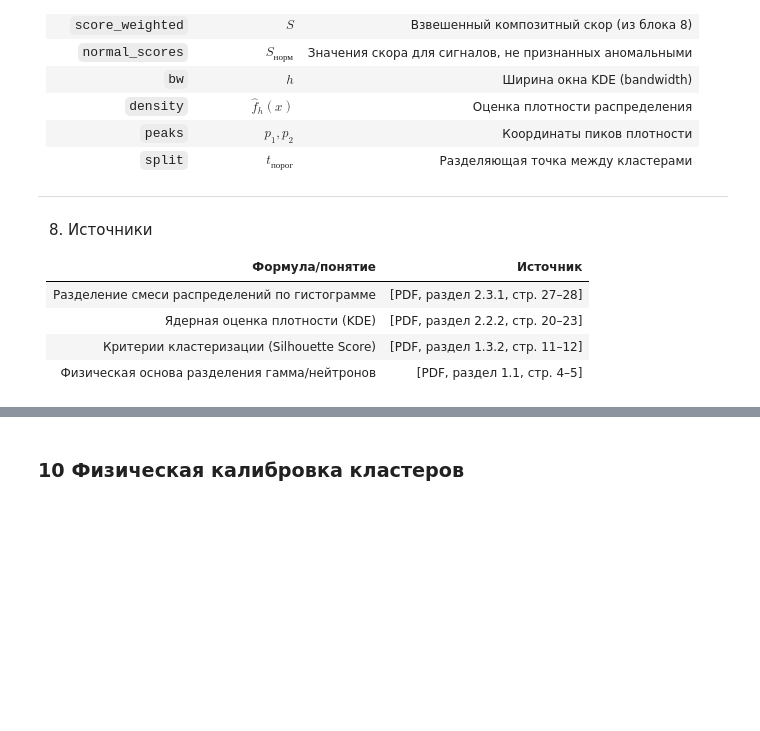
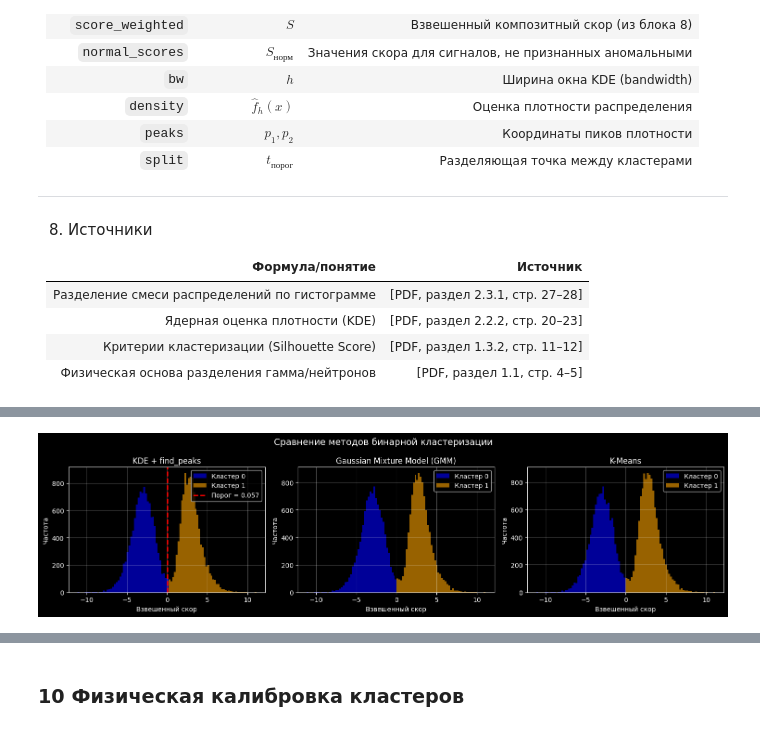
Before and after one commit to Skycode001/scintillation-signal-clustering, a Jupyter notebook: final.ipynb, the cells around one changed output, grey strips where cells are left out. Saved outputs shown, nothing was run; the diff lists cells and outputs as text; code cells hidden in the pictures; blank space fills up the shorter version.

```diff
--- a/final.ipynb
+++ b/final.ipynb
@@ -1452,0 +1561,82 @@ $$ split = \arg\min_{x \in [p_1, p_2]} \hat{f}_h(x) $$
+# %%
+# Сравнение методов бинарной кластеризации
+
+# Используем тот же normal_scores (после исключения аномалий)
+scores_for_comparison = normal_scores.reshape(-1, 1)
+
+# Метод 1: KDE (наш основной метод)
+print("\n1. KDE + find_peaks (выбранный метод):")
+print(f"   - Разделяющая точка: {split:.4f}")
+print(f"   - Кластер 0: {np.sum(normal_labels == 0)} сигналов")
+print(f"   - Кластер 1: {np.sum(normal_labels == 1)} сигналов")
+
+# Метод 2: Gaussian Mixture Model
+gmm = GaussianMixture(n_components=2, random_state=42, n_init=10)
+labels_gmm = gmm.fit_predict(scores_for_comparison)
+
+# Определяем, какой кластер соответствует нейтронам (больший early fraction)
+early_normal = Xn[normal_mask, EARLY]
+early_gmm0 = early_normal[labels_gmm == 0].mean() if np.sum(labels_gmm==0)>0 else -np.inf
+early_gmm1 = early_normal[labels_gmm == 1].mean() if np.sum(labels_gmm==1)>0 else -np.inf
+if early_gmm0 > early_gmm1:
+    labels_gmm = 1 - labels_gmm  # инвертируем
+
+print(f"\n2. Gaussian Mixture Model (GMM):")
+print(f"   - Кластер 0: {np.sum(labels_gmm == 0)} сигналов")
+print(f"   - Кластер 1: {np.sum(labels_gmm == 1)} сигналов")
+
+# Метод 3: K-Means
+kmeans = KMeans(n_clusters=2, random_state=42, n_init=10)
+labels_kmeans = kmeans.fit_predict(scores_for_comparison)
+
+early_kmeans0 = early_normal[labels_kmeans == 0].mean() if np.sum(labels_kmeans==0)>0 else -np.inf
+early_kmeans1 = early_normal[labels_kmeans == 1].mean() if np.sum(labels_kmeans==1)>0 else -np.inf
+if early_kmeans0 > early_kmeans1:
+    labels_kmeans = 1 - labels_kmeans
+
+print(f"\n3. K-Means:")
+print(f"   - Кластер 0: {np.sum(labels_kmeans == 0)} сигналов")
+print(f"   - Кластер 1: {np.sum(labels_kmeans == 1)} сигналов")
+
+# Сравнительная таблица
+print("Сравнительная таблица ")
+print(f"{'Метод':<20} {'Кластер 0':<12} {'Кластер 1':<12} {'Преимущества':<20}")
+print(f"{'KDE (выбранный)':<20} {np.sum(normal_labels==0):<12} {np.sum(normal_labels==1):<12} {'Непараметрический':<20}")
+print(f"{'GMM':<20} {np.sum(labels_gmm==0):<12} {np.sum(labels_gmm==1):<12} {'Вероятностный':<20}")
+print(f"{'K-Means':<20} {np.sum(labels_kmeans==0):<12} {np.sum(labels_kmeans==1):<12} {'Простой':<20}")
+
+# Визуализация сравнения методов
+fig, axes = plt.subplots(1, 3, figsize=(15, 4))
+
+# KDE
+axes[0].hist(normal_scores[normal_labels == 0], bins=50, alpha=0.6, color='blue', label='Кластер 0')
+axes[0].hist(normal_scores[normal_labels == 1], bins=50, alpha=0.6, color='orange', label='Кластер 1')
+axes[0].axvline(x=split, color='red', linestyle='--', linewidth=2, label=f'Порог = {split:.3f}')
+axes[0].set_title('KDE + find_peaks')
+axes[0].set_xlabel('Взвешенный скор')
+axes[0].set_ylabel('Частота')
+axes[0].legend()
+axes[0].grid(True, alpha=0.3)
+
+# GMM
+axes[1].hist(normal_scores[labels_gmm == 0], bins=50, alpha=0.6, color='blue', label='Кластер 0')
+axes[1].hist(normal_scores[labels_gmm == 1], bins=50, alpha=0.6, color='orange', label='Кластер 1')
+axes[1].set_title('Gaussian Mixture Model (GMM)')
+axes[1].set_xlabel('Взвешенный скор')
+axes[1].set_ylabel('Частота')
+axes[1].legend()
+axes[1].grid(True, alpha=0.3)
+
+# K-Means
+axes[2].hist(normal_scores[labels_kmeans == 0], bins=50, alpha=0.6, color='blue', label='Кластер 0')
+axes[2].hist(normal_scores[labels_kmeans == 1], bins=50, alpha=0.6, color='orange', label='Кластер 1')
+axes[2].set_title('K-Means')
+axes[2].set_xlabel('Взвешенный скор')
+axes[2].set_ylabel('Частота')
+axes[2].legend()
+axes[2].grid(True, alpha=0.3)
+
+plt.suptitle('Сравнение методов бинарной кластеризации', fontsize=14)
+plt.tight_layout()
+plt.show()
+# %% [output]
@@ -1452,0 +1660 @@ $$ split = \arg\min_{x \in [p_1, p_2]} \hat{f}_h(x) $$
+[figure, added]
```
Also changed, not shown: parts of 10 cells of this notebook, 3 other files.
